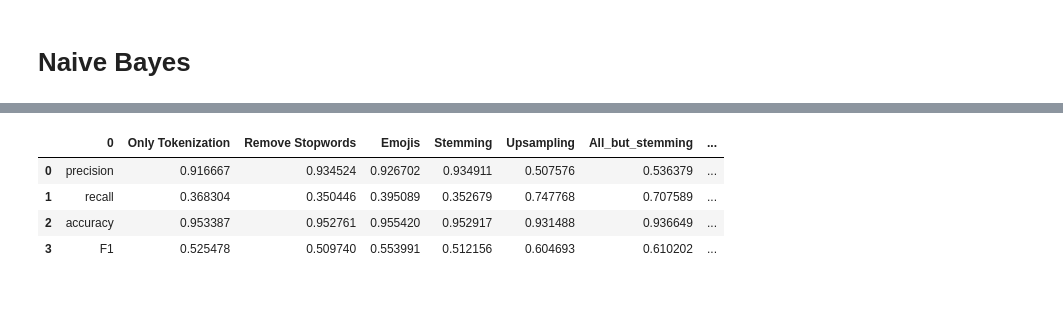
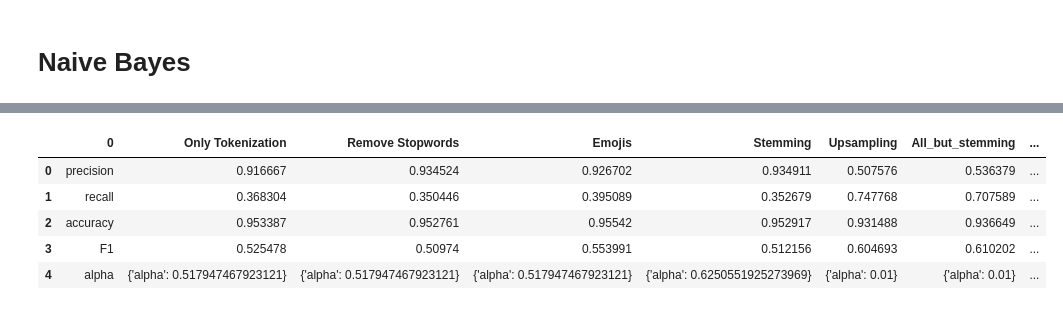
Before and after one commit to Aaron9812/Data_mining, a Jupyter notebook: notebooks/pipeline.ipynb, the cells around one changed output, grey strips where cells are left out. Saved outputs shown, nothing was run; the diff lists cells and outputs as text; code cells hidden in the pictures.

```diff
--- a/notebooks/pipeline.ipynb
+++ b/notebooks/pipeline.ipynb
@@ -106,8 +116,8 @@ hate: polit liber racist white … black amp trump libtard user
 tfidf, df_train, df_test = setup(rem_stop=True, do_stem=True, do_lem=False, split=True, upsample=True, do_emojis=True)
 mvb = train_mvb_bayes(df_train, tfidf)
 mn = train_mn_bayes(df_train, tfidf)
-results_mvb['Upsampling'] = test_model(mvb, df_test, tfidf)
-results_mn['Upsampling'] = test_model(mn, df_test, tfidf, plt_confusion = True)
+results_mvb['Upsampling'] = test_model(mvb, df_test, tfidf, get_params=True)
+results_mn['Upsampling'] = test_model(mn, df_test, tfidf, plt_confusion = True, get_params=True)
 get_impact_words(df_train, tfidf)
 # %% [output]
 Using custom data configuration default
@@ -120,8 +130,8 @@ hate: polit racist liber white … black amp trump libtard user
 tfidf, df_train, df_test = setup(rem_stop=True, do_stem=False, do_lem=False, split=True, upsample=True, do_emojis=True)
 mvb = train_mvb_bayes(df_train, tfidf)
 mn = train_mn_bayes(df_train, tfidf)
-results_mvb['All_but_stemming'] = test_model(mvb, df_test, tfidf)
-results_mn['All_but_stemming'] = test_model(mn, df_test, tfidf, plt_confusion = True)
+results_mvb['All_but_stemming'] = test_model(mvb, df_test, tfidf, get_params=True)
+results_mn['All_but_stemming'] = test_model(mn, df_test, tfidf, plt_confusion = True, get_params=True)
 get_impact_words(df_train, tfidf)
 # %% [output]
 Using custom data configuration default
@@ -134,6 +144,6 @@ hate: liberal racist politics white black … amp trump libtard user
 tfidf, df_train, df_test = setup(rem_stop=True, do_stem=False, do_lem=False, split=True, upsample=True, do_emojis=True, no_user=True)
 mvb = train_mvb_bayes(df_train, tfidf)
 mn = train_mn_bayes(df_train, tfidf)
-results_mvb['no_user'] = test_model(mvb, df_test, tfidf)
-results_mn['no_user'] = test_model(mn, df_test, tfidf, plt_confusion = True)
+results_mvb['no_user'] = test_model(mvb, df_test, tfidf, get_params=True)
+results_mn['no_user'] = test_model(mn, df_test, tfidf, plt_confusion = True, get_params=True)
 get_impact_words(df_train, tfidf)
@@ -148,8 +152,8 @@ hate: like liberal racist politics white black … amp trump libtard
 count, df_train, df_test = setup(rem_stop=True, do_stem=False, do_lem=False, split=True, upsample=True, do_emojis=True, no_user=True, vectorizer='count')
 mvb = train_mvb_bayes(df_train, count)
 mn = train_mn_bayes(df_train, count)
-results_mvb['count_vec'] = test_model(mvb, df_test, count)
-results_mn['count_vec'] = test_model(mn, df_test, count, plt_confusion = True)
+results_mvb['count_vec'] = test_model(mvb, df_test, count, get_params=True)
+results_mn['count_vec'] = test_model(mn, df_test, count, plt_confusion = True, get_params=True)
 get_impact_words(df_train, count)
 # %% [output]
 Using custom data configuration default
@@ -169,9 +174,10 @@ results_mn
 # %%
-results_mvb.to_csv("C:/Users/jonas/OneDrive - bwedu/Studium_Master/1_FSS_2022/Data Mining [IE 500]/Projekt/results_mvb.csv", sep=';', decimal=',')
+#results_mvb.to_csv("C:/Users/jonas/OneDrive - bwedu/Studium_Master/1_FSS_2022/Data Mining [IE 500]/Projekt/results_mvb.csv", sep=';', decimal=',')
 results_mvb
 # %% [output]
 |  | 0 | Only Tokenization | Remove Stopwords | Emojis | Stemming | Upsampling | All_but_stemming | ... |
 | 0 | precision | 0.916667 | 0.934524 | 0.926702 | 0.934911 | 0.507576 | 0.536379 | ... |
 | 1 | recall | 0.368304 | 0.350446 | 0.395089 | 0.352679 | 0.747768 | 0.707589 | ... |
-| 2 | accuracy | 0.953387 | 0.952761 | 0.955420 | 0.952917 | 0.931488 | 0.936649 | ... |
-| 3 | F1 | 0.525478 | 0.509740 | 0.553991 | 0.512156 | 0.604693 | 0.610202 | ... |
+| 2 | accuracy | 0.953387 | 0.952761 | 0.95542 | 0.952917 | 0.931488 | 0.936649 | ... |
+| 3 | F1 | 0.525478 | 0.50974 | 0.553991 | 0.512156 | 0.604693 | 0.610202 | ... |
+| 4 | alpha | {'alpha': 0.517947467923121} | {'alpha': 0.517947467923121} | {'alpha': 0.517947467923121} | {'alpha': 0.6250551925273969} | {'alpha': 0.01} | {'alpha': 0.01} | ... |
```
Also changed, not shown: parts of 11 cells of this notebook, 1 other file.
